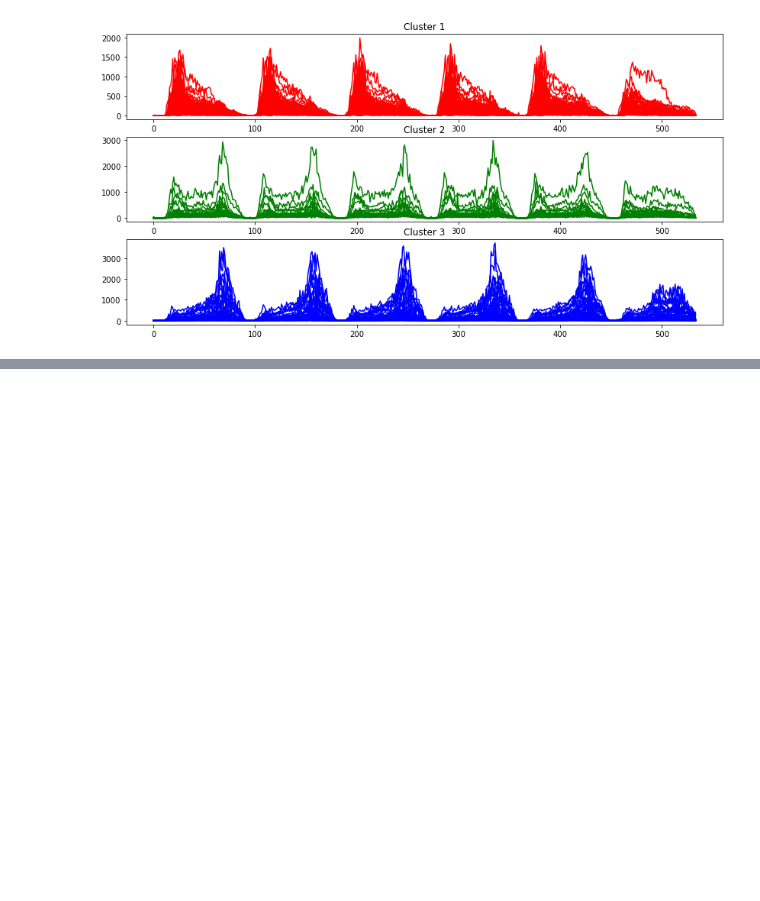
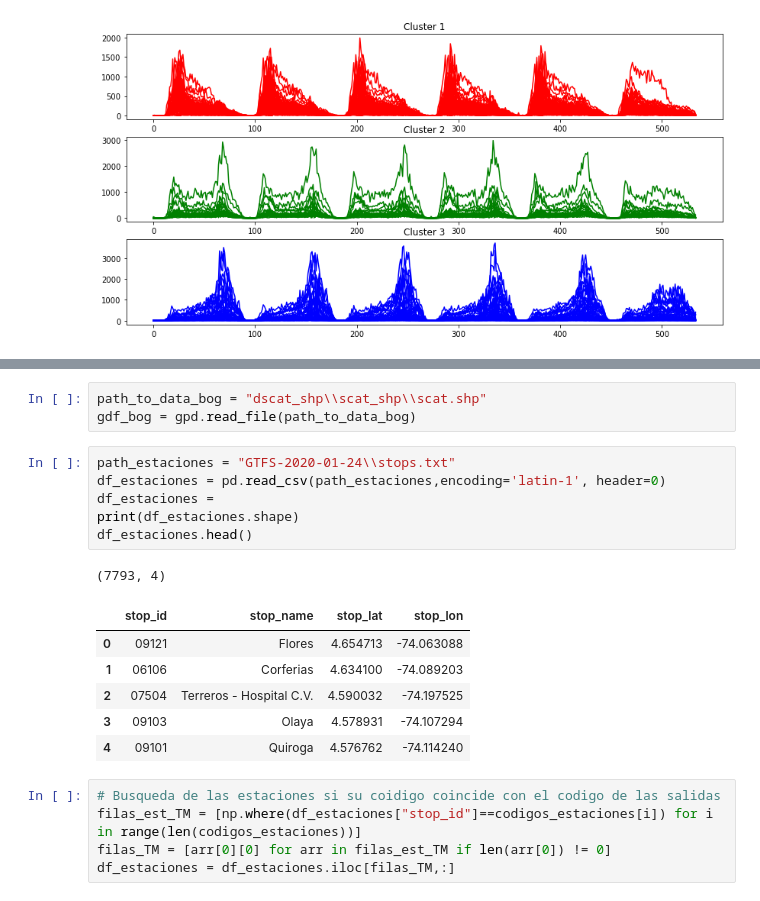
Before and after one commit to juanksRuiz/Transmilenio_DATA, a Jupyter notebook: Analisis de salidas estacion TM enero a abril 2020.ipynb, the cells around one changed output, grey strips where cells are left out. Drawn from its saved outputs; the diff is of its cells as text; blank space fills up the shorter version.

```diff
--- a/Analisis de salidas estacion TM enero a abril 2020.ipynb
+++ b/Analisis de salidas estacion TM enero a abril 2020.ipynb
@@ -668,0 +755,22 @@ ax[2].set_title("Cluster 3");
+# %%
+path_to_data_bog = "dscat_shp\\scat_shp\\scat.shp"
+gdf_bog = gpd.read_file(path_to_data_bog)
+# %%
+path_estaciones = "GTFS-2020-01-24\\stops.txt"
+df_estaciones = pd.read_csv(path_estaciones,encoding='latin-1', header=0)
+df_estaciones =
+print(df_estaciones.shape)
+df_estaciones.head()
+# %% [output]
+(7793, 4)
+|  | stop_id | stop_name | stop_lat | stop_lon |
+| 0 | 09121 | Flores | 4.654713 | -74.063088 |
+| 1 | 06106 | Corferias | 4.634100 | -74.089203 |
+| 2 | 07504 | Terreros - Hospital C.V. | 4.590032 | -74.197525 |
+| 3 | 09103 | Olaya | 4.578931 | -74.107294 |
+| 4 | 09101 | Quiroga | 4.576762 | -74.114240 |
+# %%
+# Busqueda de las estaciones si su coidigo coincide con el codigo de las salidas
+filas_est_TM = [np.where(df_estaciones["stop_id"]==codigos_estaciones[i]) for i in range(len(codigos_estaciones))]
+filas_TM = [arr[0][0] for arr in filas_est_TM if len(arr[0]) != 0]
+df_estaciones = df_estaciones.iloc[filas_TM,:]
```
Also changed, not shown: parts of 14 cells of this notebook.
